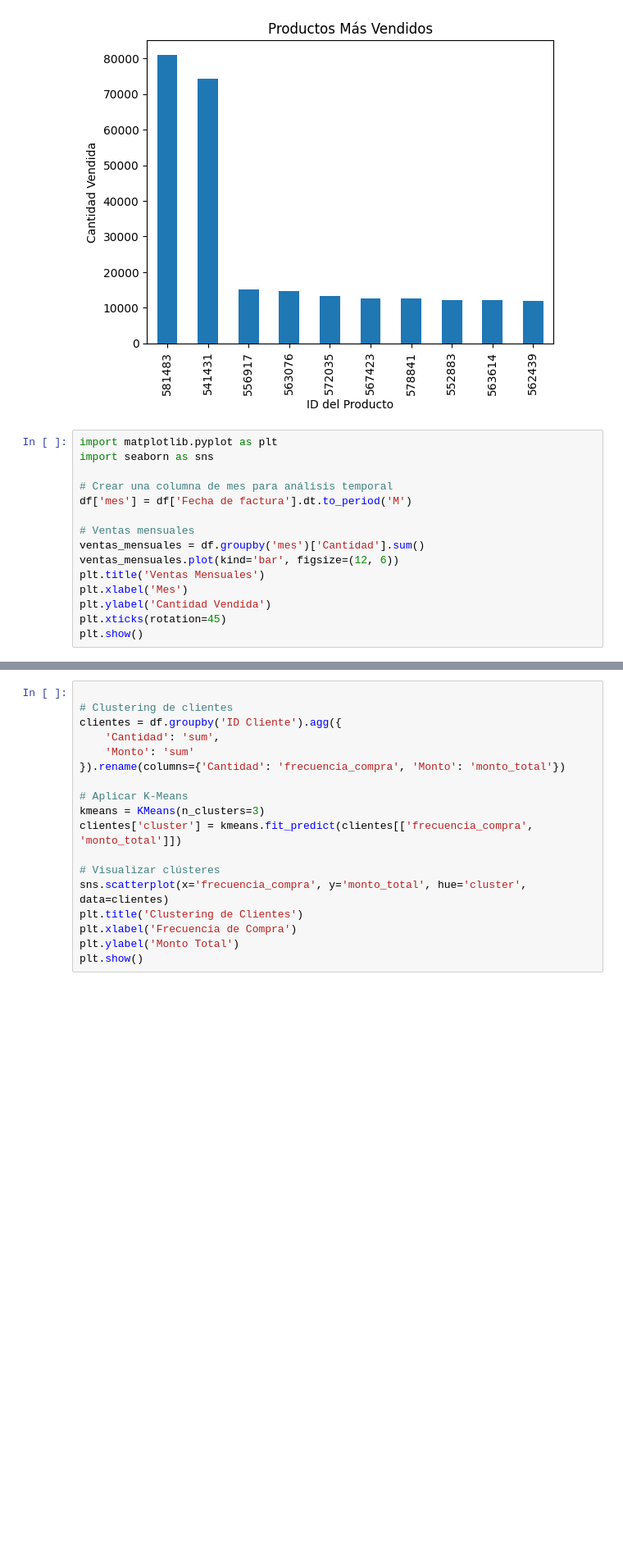
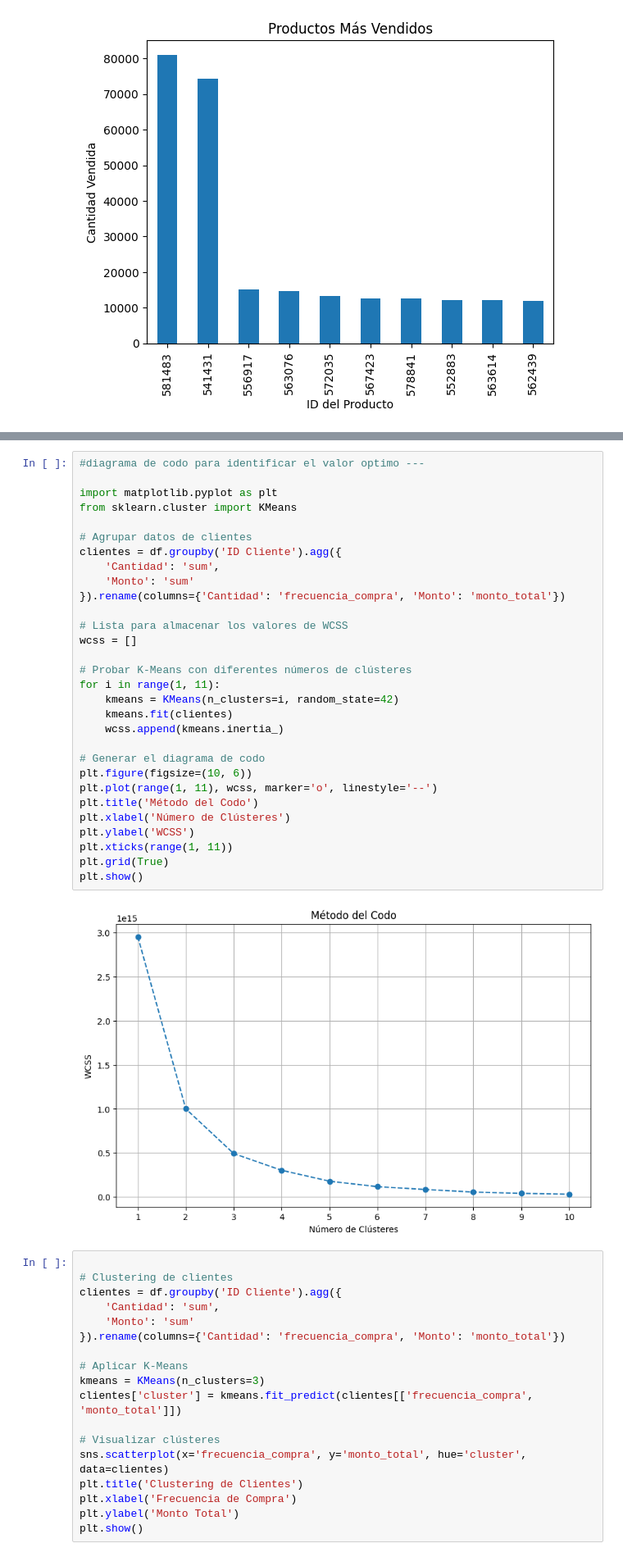
Before and after one commit to RolandoOrtizB/Bootcamp, a Jupyter notebook: Proyecto20042024.ipynb, the cells around one changed output, grey strips where cells are left out. Shown at 82% size. Drawn from its saved outputs; the diff is of its cells as text; blank space fills up the shorter version.

```diff
--- a/Proyecto20042024.ipynb
+++ b/Proyecto20042024.ipynb
@@ -211,18 +224,3 @@ plt.ylabel('Cantidad Vendida')
 plt.show()
 # %% [output]
 [figure]
-# %%
-import matplotlib.pyplot as plt
-import seaborn as sns
-
-# Crear una columna de mes para análisis temporal
-df['mes'] = df['Fecha de factura'].dt.to_period('M')
-
-# Ventas mensuales
-ventas_mensuales = df.groupby('mes')['Cantidad'].sum()
-ventas_mensuales.plot(kind='bar', figsize=(12, 6))
-plt.title('Ventas Mensuales')
-plt.xlabel('Mes')
-plt.ylabel('Cantidad Vendida')
-plt.xticks(rotation=45)
-plt.show()
@@ -241,3 +236,35 @@ plt.show()
+# %%
+#diagrama de codo para identificar el valor optimo ---
+
+import matplotlib.pyplot as plt
+from sklearn.cluster import KMeans
+
+# Agrupar datos de clientes
+clientes = df.groupby('ID Cliente').agg({
+    'Cantidad': 'sum',
+    'Monto': 'sum'
+}).rename(columns={'Cantidad': 'frecuencia_compra', 'Monto': 'monto_total'})
+
+# Lista para almacenar los valores de WCSS
+wcss = []
+
+# Probar K-Means con diferentes números de clústeres
+for i in range(1, 11):
+    kmeans = KMeans(n_clusters=i, random_state=42)
+    kmeans.fit(clientes)
+    wcss.append(kmeans.inertia_)
+
+# Generar el diagrama de codo
+plt.figure(figsize=(10, 6))
+plt.plot(range(1, 11), wcss, marker='o', linestyle='--')
+plt.title('Método del Codo')
+plt.xlabel('Número de Clústeres')
+plt.ylabel('WCSS')
+plt.xticks(range(1, 11))
+plt.grid(True)
+plt.show()
+# %% [output]
+[figure, added]
 # %%
 
 # Clustering de clientes
```
Also changed, not shown: parts of 14 cells of this notebook.
